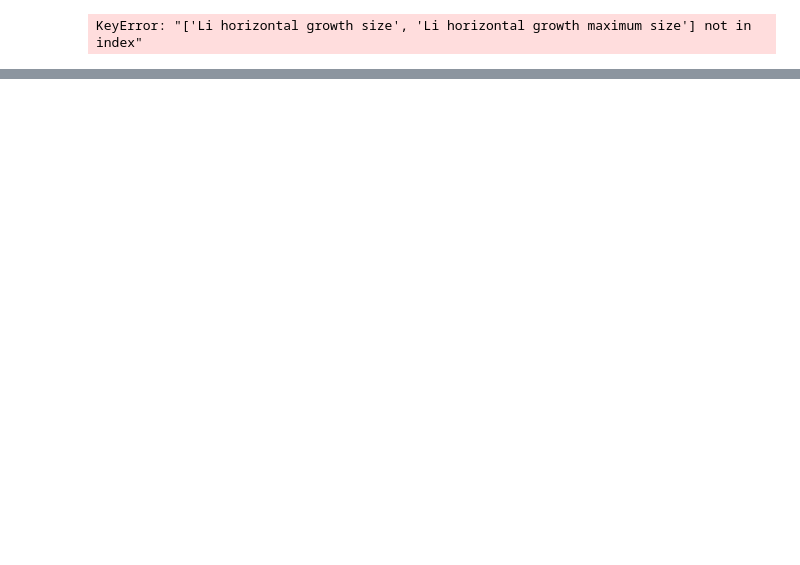
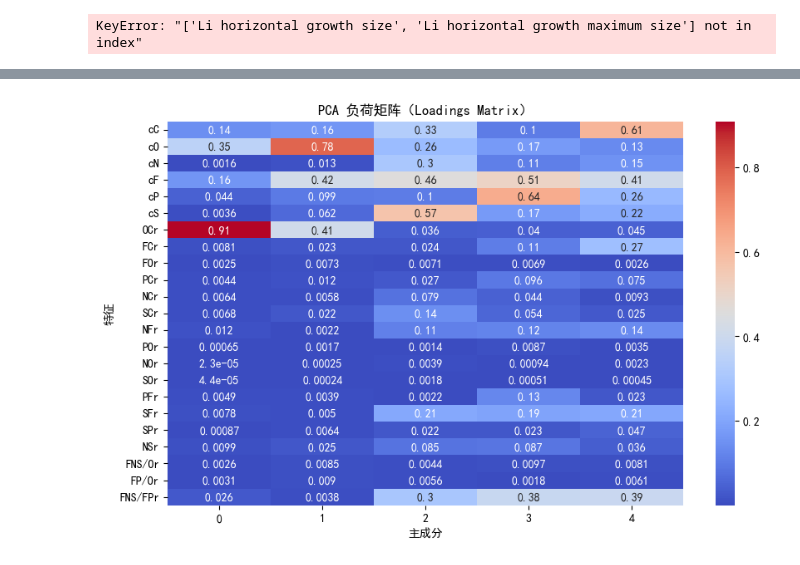
Before and after one commit to nwpusl/ML_TEM_master, a Jupyter notebook: Lambda_Analysis/lambda_importance.ipynb, the cells around one changed output, grey strips where cells are left out. Drawn from its saved outputs; the diff is of its cells as text; code cells hidden in the pictures; blank space fills up the shorter version.

```diff
--- a/Lambda_Analysis/lambda_importance.ipynb
+++ b/Lambda_Analysis/lambda_importance.ipynb
@@ -67,0 +206,3 @@ KeyError: "['Li horizontal growth size', 'Li horizontal growth maximum size'] no
+# %%
+feature_importance = pd.DataFrame(pca.components_.T, index=X.columns)
+print(feature_importance)
@@ -67,0 +227,12 @@ KeyError: "['Li horizontal growth size', 'Li horizontal growth maximum size'] no
+# %%
+import seaborn as sns
+import matplotlib.pyplot as plt
+
+plt.figure(figsize=(10, 6))
+sns.heatmap(abs(feature_importance), annot=True, cmap="coolwarm")
+plt.xlabel("主成分")
+plt.ylabel("特征")
+plt.title("PCA 负荷矩阵（Loadings Matrix）")
+plt.show()
+# %% [output]
+[figure, added]
```
Also changed, not shown: parts of 13 cells of this notebook.
